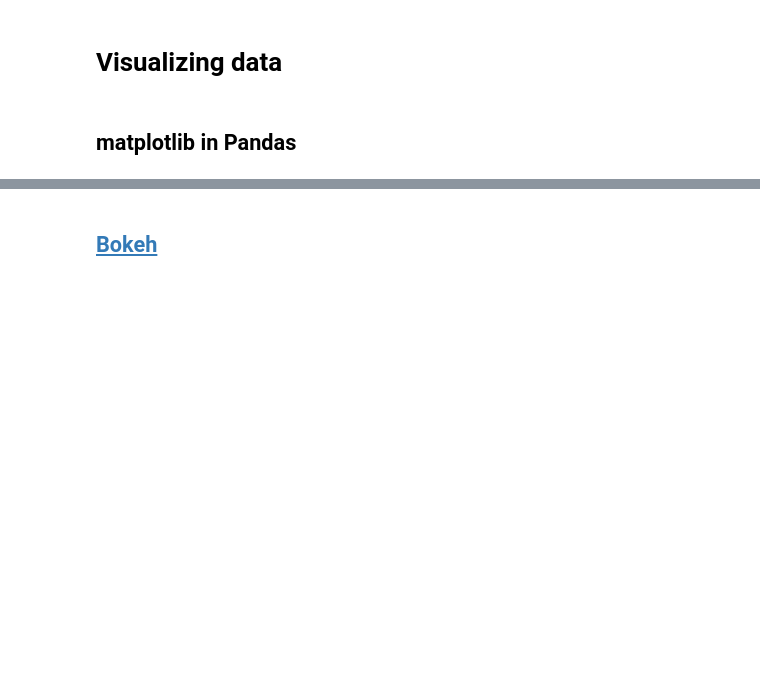
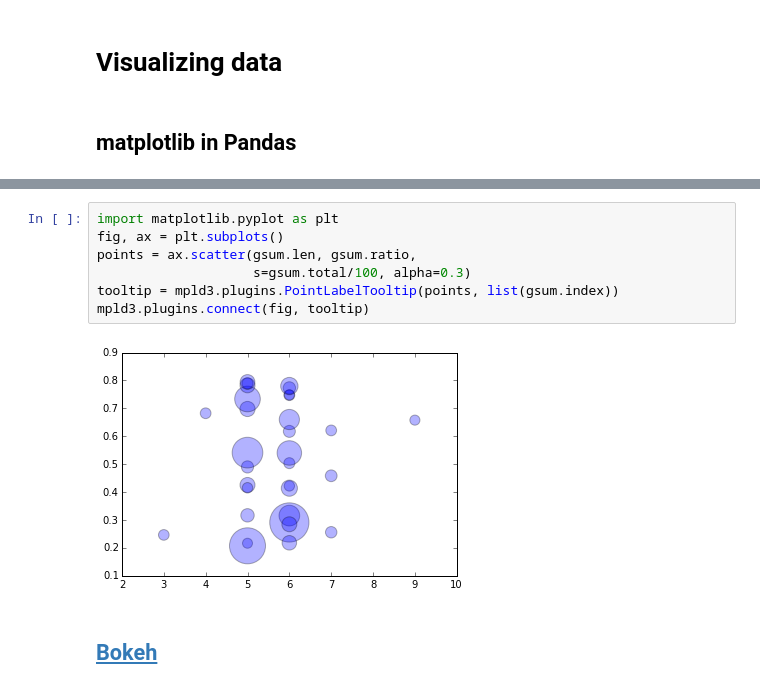
Before and after one commit to catherinedevlin/pgopen2014-data-science, a Jupyter notebook: pgopen2014_datascience.ipynb, the cells around one changed output, grey strips where cells are left out. Cells and saved outputs as stored; diff of their text form; blank space fills up the shorter version.

```diff
--- a/pgopen2014_datascience.ipynb
+++ b/pgopen2014_datascience.ipynb
@@ -317,3 +815,12 @@ yob2000[yob2000.n_births > 1000].hist(bins=10)
+# %%
+import matplotlib.pyplot as plt
+fig, ax = plt.subplots()
+points = ax.scatter(gsum.len, gsum.ratio,
+                    s=gsum.total/100, alpha=0.3)
+tooltip = mpld3.plugins.PointLabelTooltip(points, list(gsum.index))
+mpld3.plugins.connect(fig, tooltip)
+# %% [output]
+[figure, added]
 # %% [markdown]
 ## [Bokeh](http://bokeh.pydata.org/)
 # %%
```
Also changed, not shown: parts of 89 cells of this notebook, 5 other files.
